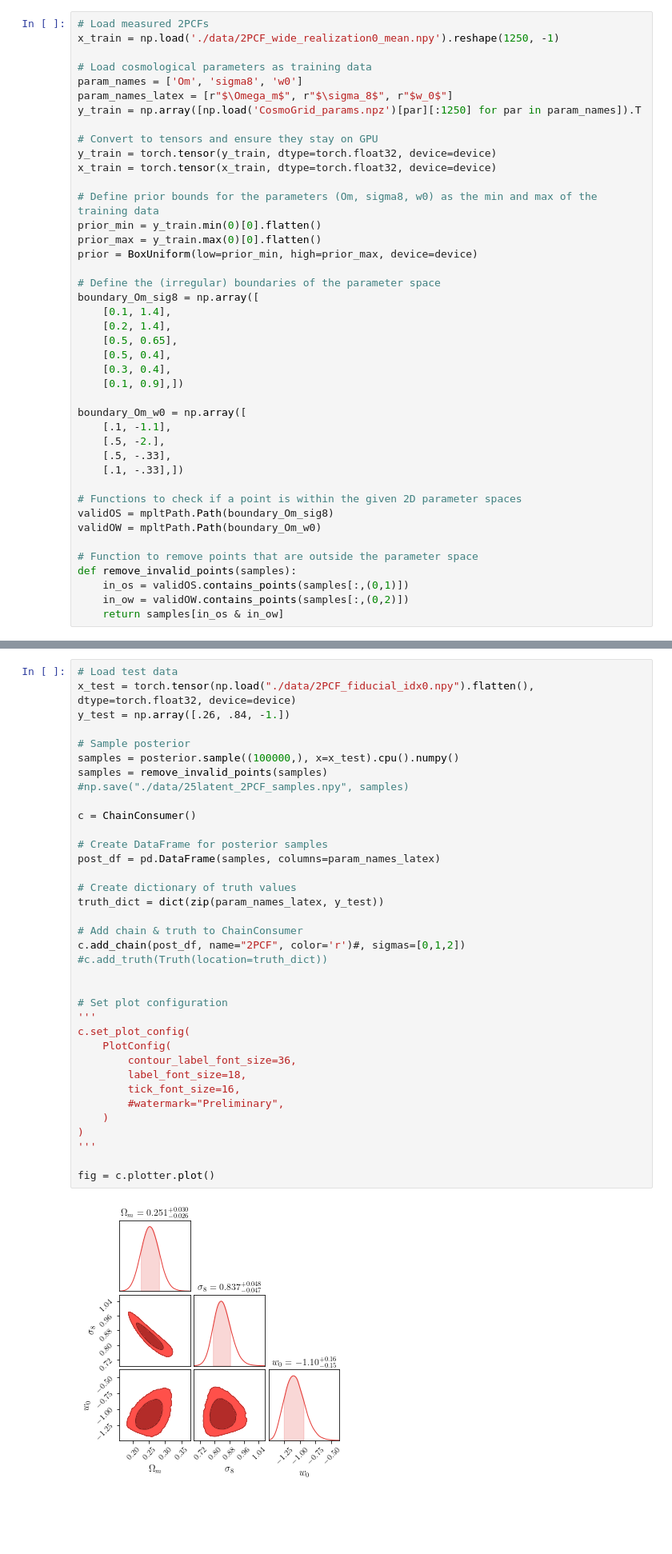
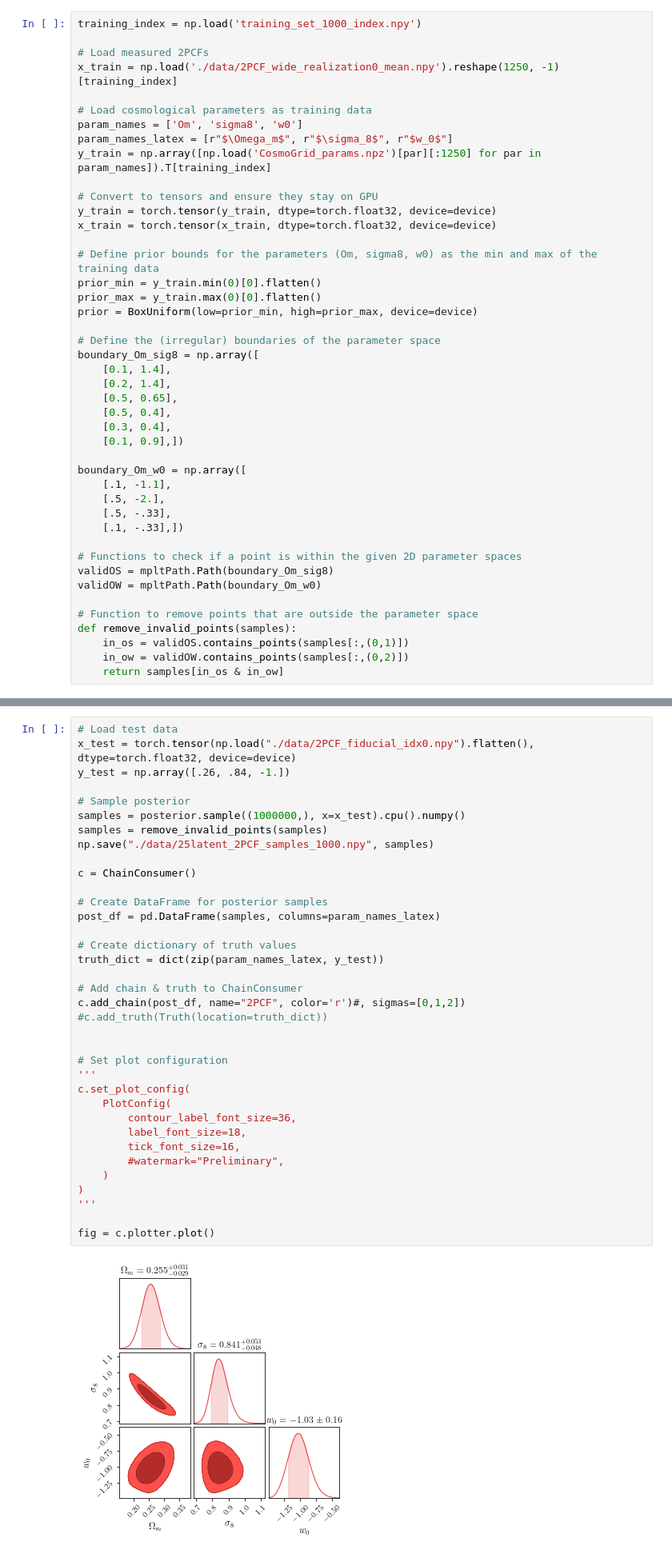
Before and after one commit to lgong6g/C3NN_inference, a Jupyter notebook: 2PCF_comparison.ipynb, the cells around one changed output, grey strips where cells are left out. Shown at 80% size. Cells and saved outputs as stored; diff of their text form; blank space fills up the shorter version.

```diff
--- a/2PCF_comparison.ipynb
+++ b/2PCF_comparison.ipynb
@@ -61,13 +61,15 @@ Random seed set to: 42
 # %% [markdown]
 # Load Data
 # %%
+training_index = np.load('training_set_1000_index.npy')
+
 # Load measured 2PCFs
-x_train = np.load('./data/2PCF_wide_realization0_mean.npy').reshape(1250, -1)
+x_train = np.load('./data/2PCF_wide_realization0_mean.npy').reshape(1250, -1)[training_index]
 
 # Load cosmological parameters as training data
 param_names = ['Om', 'sigma8', 'w0']
 param_names_latex = [r"$\Omega_m$", r"$\sigma_8$", r"$w_0$"]
-y_train = np.array([np.load('CosmoGrid_params.npz')[par][:1250] for par in param_names]).T
+y_train = np.array([np.load('CosmoGrid_params.npz')[par][:1250] for par in param_names]).T[training_index]
 
 # Convert to tensors and ensure they stay on GPU
 y_train = torch.tensor(y_train, dtype=torch.float32, device=device)
@@ -207,38 +191,38 @@ x_test = torch.tensor(np.load("./data/2PCF_fiducial_idx0.npy").flatten(), dtype=
 y_test = np.array([.26, .84, -1.])
 
 # Sample posterior
-samples = posterior.sample((100000,), x=x_test).cpu().numpy()
+samples = posterior.sample((1000000,), x=x_test).cpu().numpy()
 samples = remove_invalid_points(samples)
-#np.save("./data/25latent_2PCF_samples.npy", samples)
+np.save("./data/25latent_2PCF_samples_1000.npy", samples)
 
 c = ChainConsumer()
 
 # Create DataFrame for posterior samples
 post_df = pd.DataFrame(samples, columns=param_names_latex)
 
 # Create dictionary of truth values
 truth_dict = dict(zip(param_names_latex, y_test))
 
 # Add chain & truth to ChainConsumer
 c.add_chain(post_df, name="2PCF", color='r')#, sigmas=[0,1,2])
 #c.add_truth(Truth(location=truth_dict))
 
 
 # Set plot configuration
 '''
 c.set_plot_config(
     PlotConfig(
         contour_label_font_size=36,
         label_font_size=18,
         tick_font_size=16,
         #watermark="Preliminary",
     )
 )
 '''
 
 fig = c.plotter.plot()
 # %% [output]
-[figure, old version]
+[figure, new version]
 # %% [markdown]
 # Compare to C3NN
 # %%
```
Also changed, not shown: parts of 5 cells of this notebook, 16 other files.
